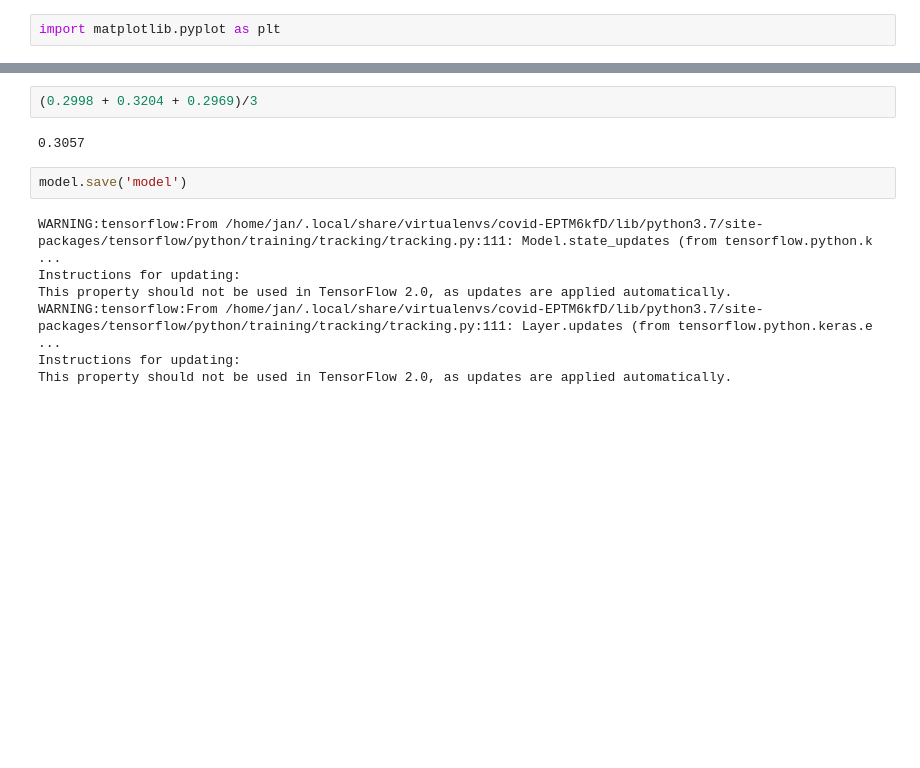
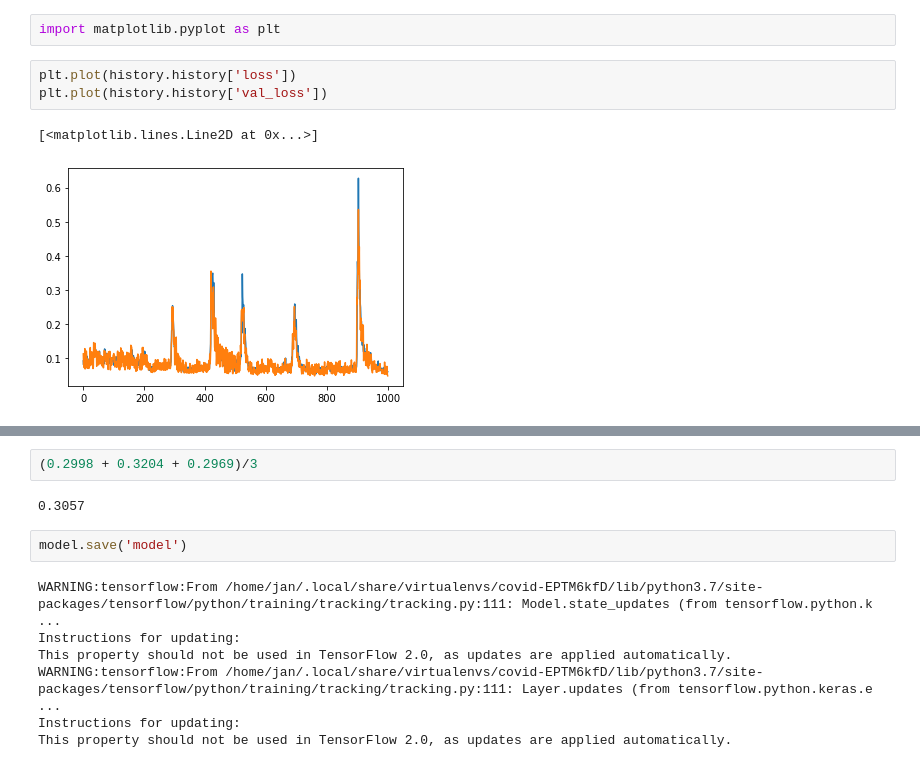
Before and after one commit to JanKapala/OpenVaccine-COVID-19-mRNA-Vaccine-Degradation-Prediction, a Jupyter notebook: Covid.ipynb, the cells around one changed output, grey strips where cells are left out. Saved outputs shown, nothing was run; the diff lists cells and outputs as text; blank space fills up the shorter version.

```diff
--- a/Covid.ipynb
+++ b/Covid.ipynb
@@ -600,2 +590,8 @@ Epoch 719/1000
 # %%
 import matplotlib.pyplot as plt
+# %%
+plt.plot(history.history['loss'])
+plt.plot(history.history['val_loss'])
+# %% [output]
+[<matplotlib.lines.Line2D at 0x...>]
+[figure, added]
```
Also changed, not shown: parts of 19 cells of this notebook.
